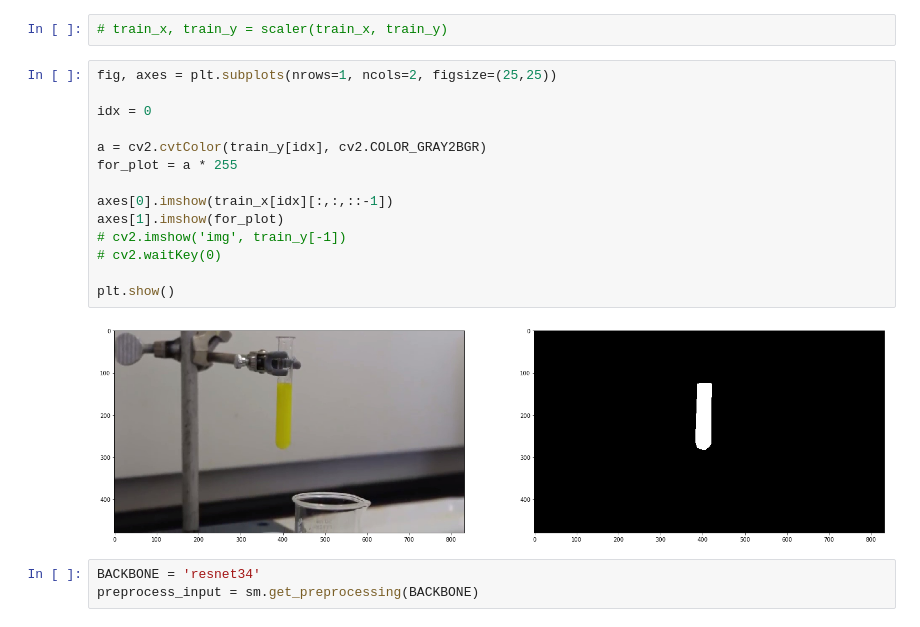
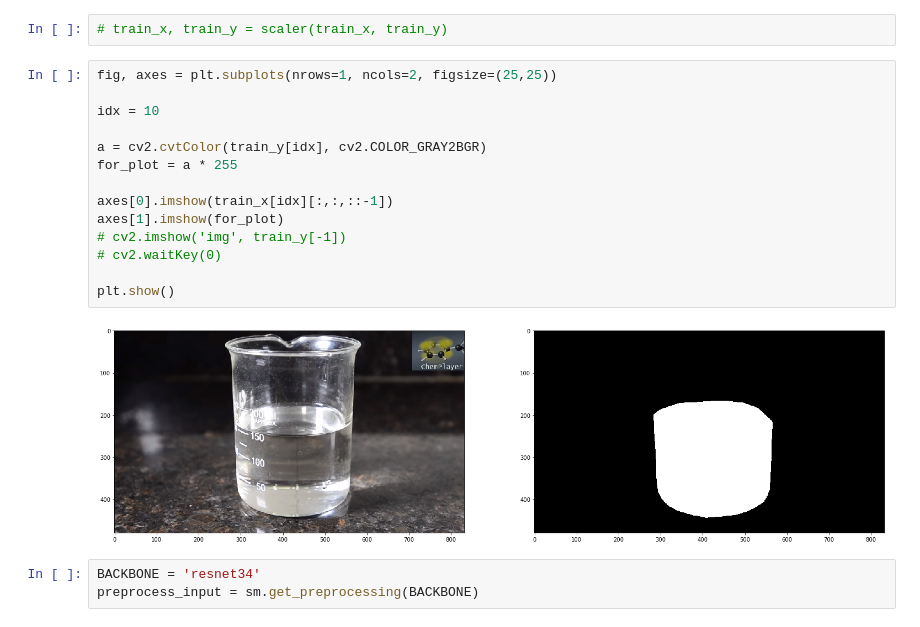
Before and after one commit to iliskhan/keras_plant_segmentation, a Jupyter notebook: scripts/train.ipynb, the cells around one changed output. Cells and saved outputs as stored; diff of their text form.

```diff
--- a/scripts/train.ipynb
+++ b/scripts/train.ipynb
@@ -147,19 +147,19 @@ test_x, test_y = augmentation(test_x, test_y)
 # %%
 fig, axes = plt.subplots(nrows=1, ncols=2, figsize=(25,25))
 
-idx = 0
+idx = 10
 
 a = cv2.cvtColor(train_y[idx], cv2.COLOR_GRAY2BGR)
 for_plot = a * 255
 
 axes[0].imshow(train_x[idx][:,:,::-1])
 axes[1].imshow(for_plot)
 # cv2.imshow('img', train_y[-1])
 # cv2.waitKey(0)
 
 plt.show()
 # %% [output]
-[figure, old version]
+[figure, new version]
 # %%
 BACKBONE = 'resnet34'
 preprocess_input = sm.get_preprocessing(BACKBONE)
```
Also changed, not shown: parts of 2 cells of this notebook.
